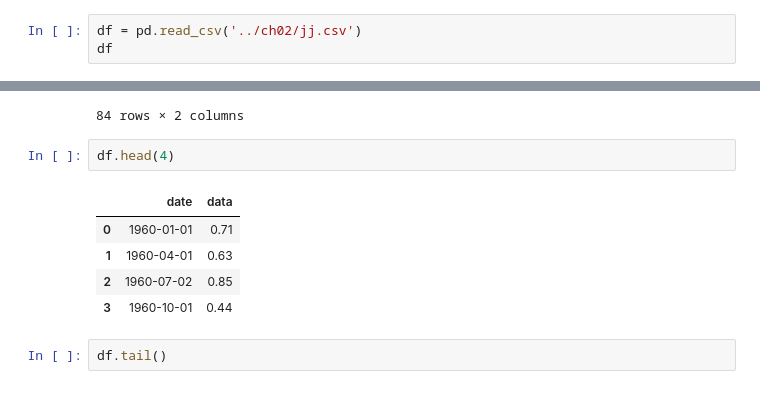
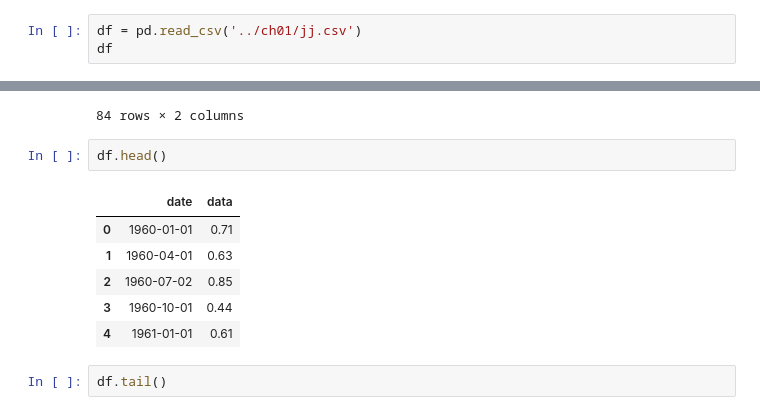
Before and after one commit to chrnthnkmutt/Jupyter_TimeSeries, a Jupyter notebook: MarcoPeixeiro_Python/ch02/ch02.ipynb, the cells around one changed output, grey strips where cells are left out. Cells and saved outputs as stored; diff of their text form.

```diff
--- a/MarcoPeixeiro_Python/ch02/ch02.ipynb
+++ b/MarcoPeixeiro_Python/ch02/ch02.ipynb
@@ -9,7 +5,7 @@ import matplotlib.pyplot as plt
 
 pd.options.mode.chained_assignment = None
 # %%
-df = pd.read_csv('../ch02/jj.csv')
+df = pd.read_csv('../ch01/jj.csv')
 df
 # %% [output]
 |  | date | data |
@@ -26,13 +22,14 @@ df
 | 83 | 1980-10-01 | 11.61 |
 84 rows × 2 columns
 # %%
-df.head(4)
+df.head()
 # %% [output]
 |  | date | data |
 | 0 | 1960-01-01 | 0.71 |
 | 1 | 1960-04-01 | 0.63 |
 | 2 | 1960-07-02 | 0.85 |
 | 3 | 1960-10-01 | 0.44 |
+| 4 | 1961-01-01 | 0.61 |
 # %%
 df.tail()
 # %% [output]
```
Also changed, not shown: parts of 19 cells of this notebook, 2 other files.
